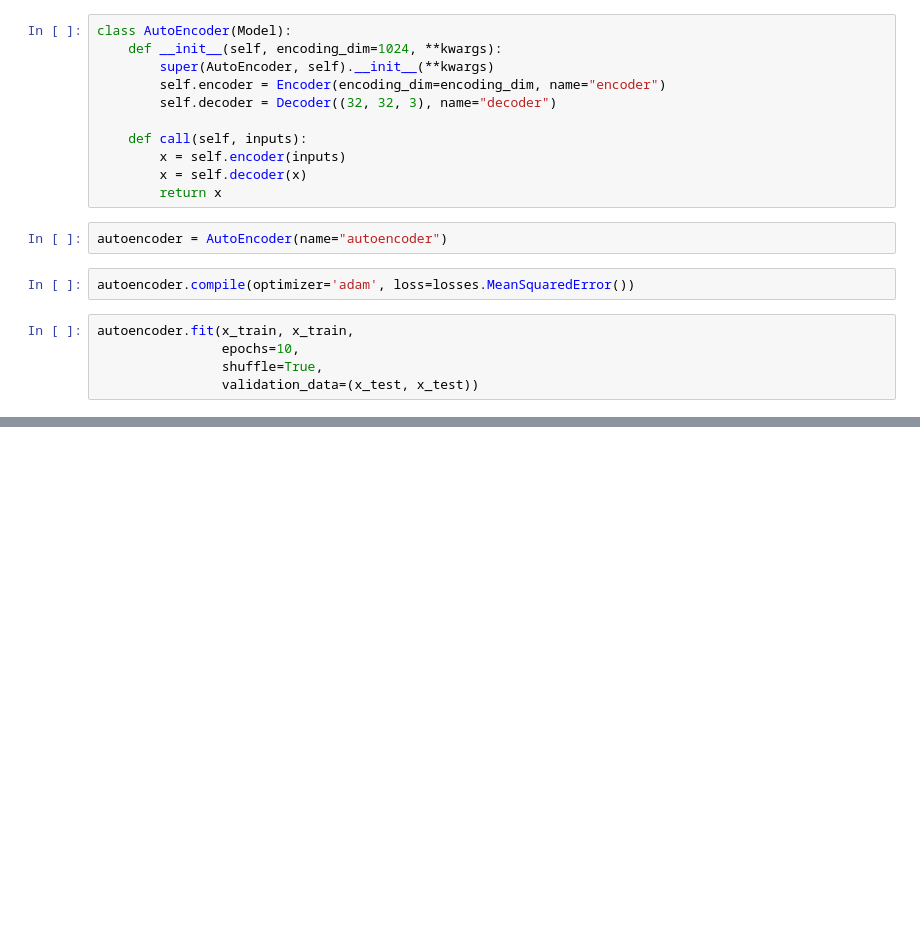
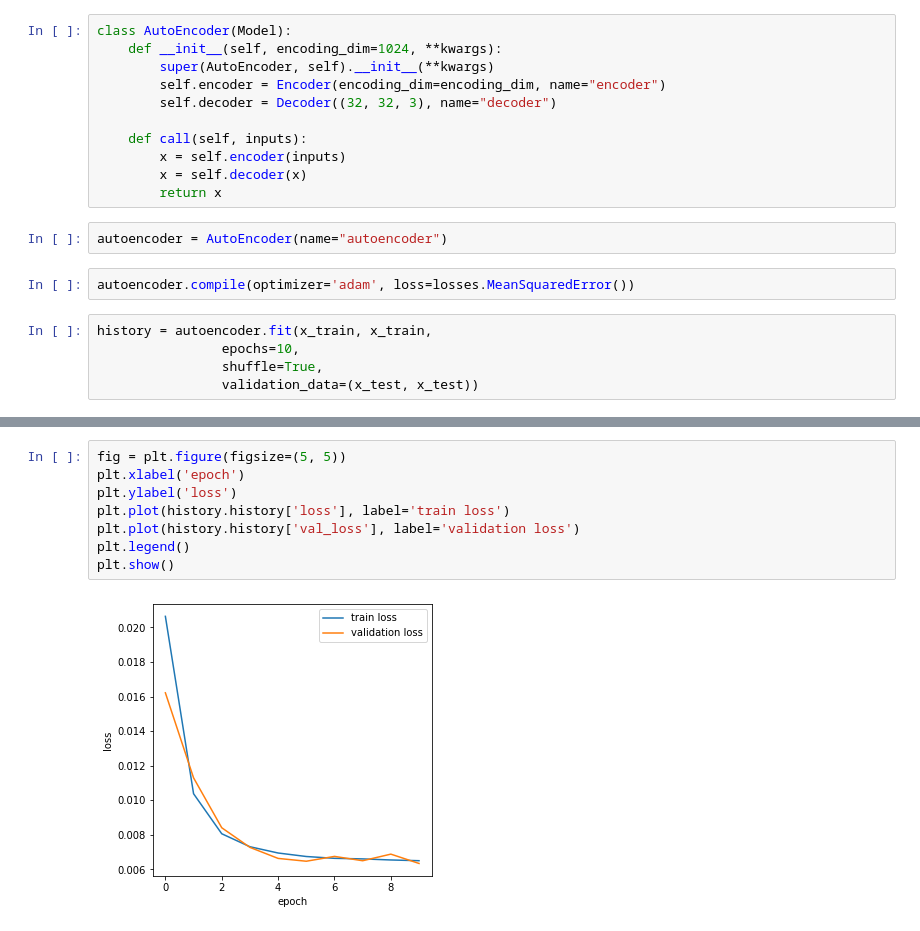
Before and after one commit to HyodaKazuaki/deeplearning-experiments, a Jupyter notebook: autoencoder/dense.ipynb, the cells around one changed output, grey strips where cells are left out. Cells and saved outputs as stored; diff of their text form; blank space fills up the shorter version.

Commit message:
add loss graph and feature map

```diff
--- a/autoencoder/dense.ipynb
+++ b/autoencoder/dense.ipynb
@@ -59,7 +59,7 @@ autoencoder = AutoEncoder(name="autoencoder")
 # %%
 autoencoder.compile(optimizer='adam', loss=losses.MeanSquaredError())
 # %%
-autoencoder.fit(x_train, x_train,
+history = autoencoder.fit(x_train, x_train,
                 epochs=10,
                 shuffle=True,
                 validation_data=(x_test, x_test))
@@ -88,3 +87,13 @@ Epoch 10/10
+# %%
+fig = plt.figure(figsize=(5, 5))
+plt.xlabel('epoch')
+plt.ylabel('loss')
+plt.plot(history.history['loss'], label='train loss')
+plt.plot(history.history['val_loss'], label='validation loss')
+plt.legend()
+plt.show()
+# %% [output]
+[figure, added]
 # %%
 fig = plt.figure(figsize=(10, 30))
 for i in range(10):
```
Also changed, not shown: parts of 2 cells of this notebook, 2 other files.
